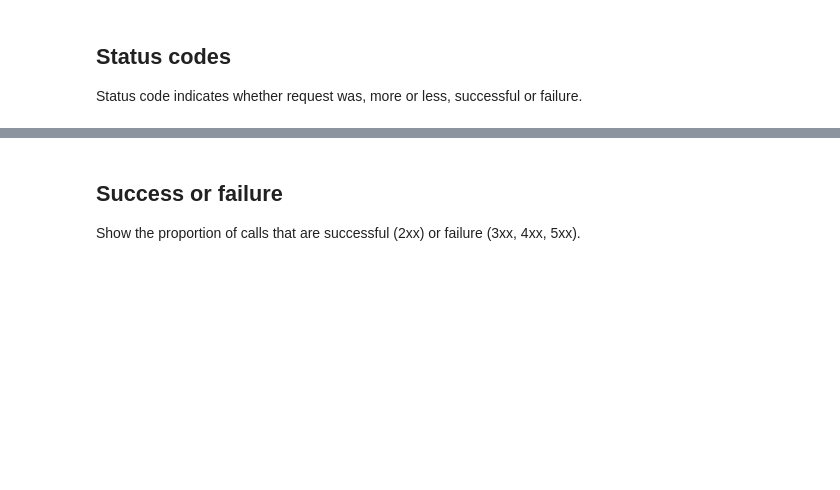
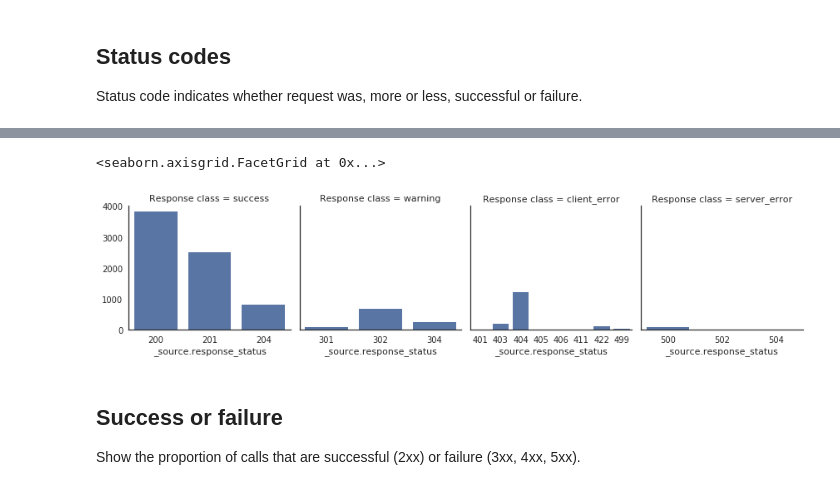
Before and after one commit to apinf/jupyter-api-log-analysis, a Jupyter notebook: API_Umbrella_Elasticsearch_workflow.ipynb, the cells around one changed output, grey strips where cells are left out. Drawn from its saved outputs; the diff is of its cells as text; code cells hidden in the pictures; blank space fills up the shorter version.

Commit message:
Add FacetGrid with countplots

```diff
--- a/API_Umbrella_Elasticsearch_workflow.ipynb
+++ b/API_Umbrella_Elasticsearch_workflow.ipynb
@@ -166,3 +238,10 @@ status_code_counts_plot = sns.countplot(
+# %%
+grid = sns.FacetGrid(results_df, col='Response class', sharex=False)
+
+grid.map(sns.countplot, '_source.response_status')
+# %% [output]
+<seaborn.axisgrid.FacetGrid at 0x...>
+[figure, added]
 # %% [markdown]
 ## Success or failure
 Show the proportion of calls that are successful (2xx) or failure (3xx, 4xx, 5xx).
```
Also changed, not shown: parts of 14 cells of this notebook.
